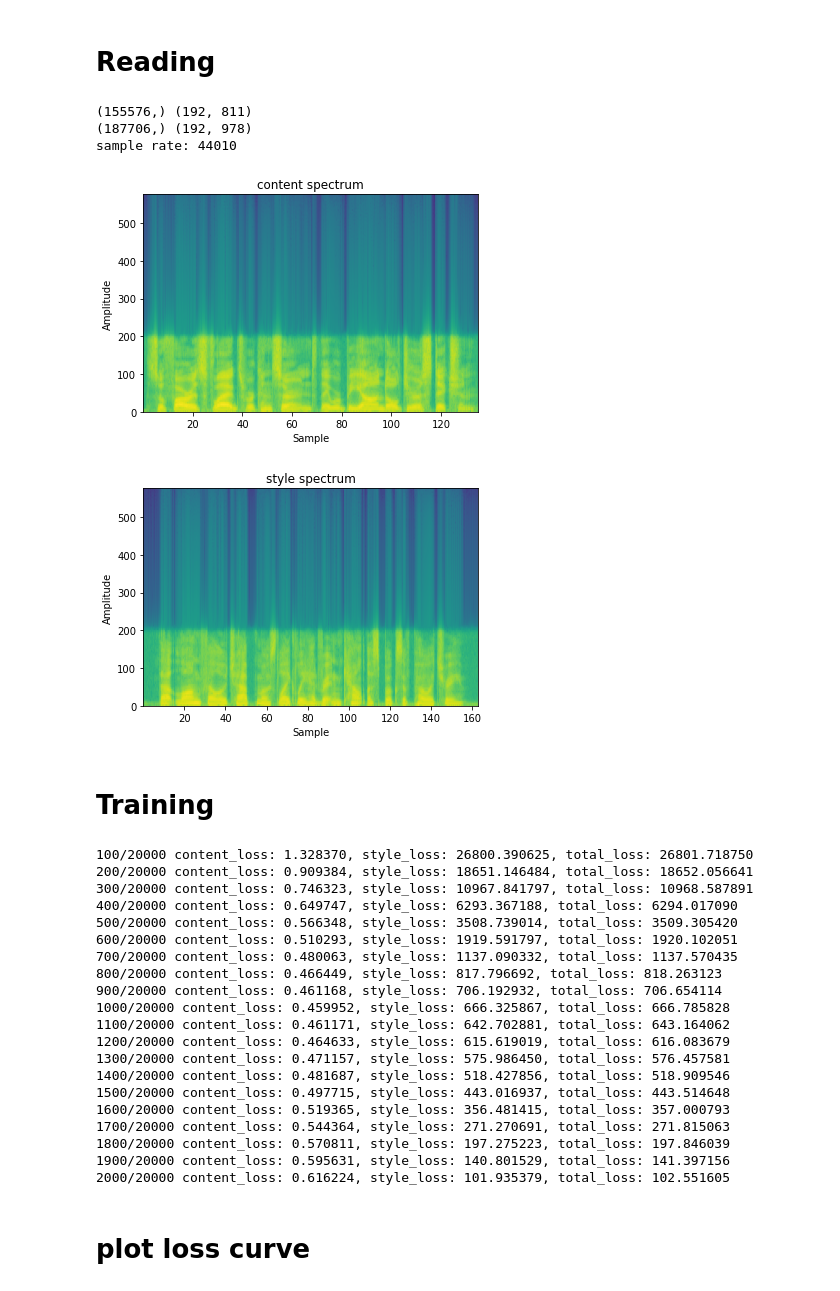
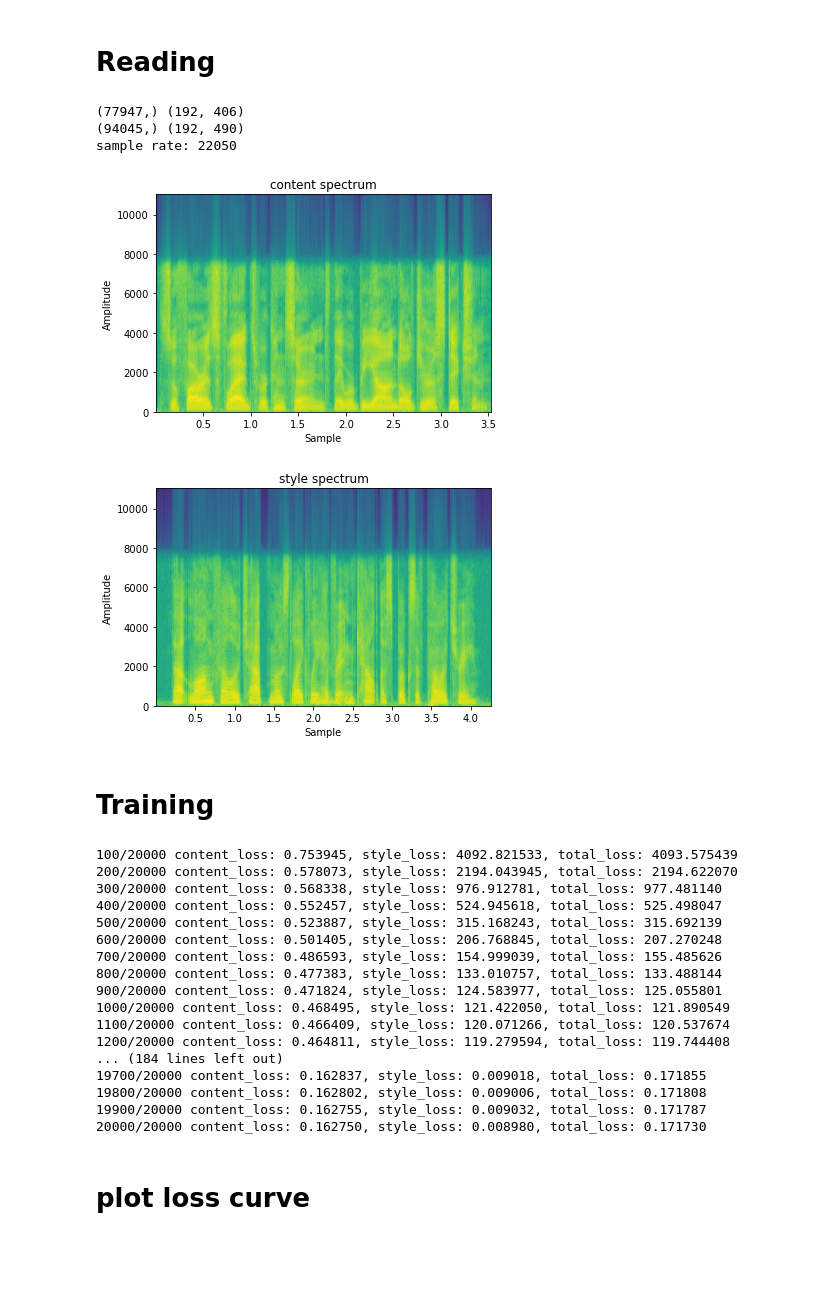
Before and after one commit to mmi366127/2022-Intro-to-AI-final-project, a Jupyter notebook: randomCNN.ipynb, the cells around one changed output. Saved outputs shown, nothing was run; the diff lists cells and outputs as text; code cells hidden in the pictures; blank space fills up the shorter version.

```diff
--- a/randomCNN.ipynb
+++ b/randomCNN.ipynb
@@ -9,8 +9,6 @@ learning_rate = 0.001
 content_weight = 10.0
 style_weight = 1.0
 
-sampleRate = None # Use native sample rate
-N_FFT = 512
 
 print_period = 100
 max_epochs = 20000
@@ -25,37 +23,38 @@ else:
 # %%
 # from processing import *
 from utils import *
 import torch
 
 
 x_content = loadFile(CONTENT_FILE)
 x_style = loadFile(STYLE_FILE)
 
 a_content = wav2spectrum(x_content)
 a_style = wav2spectrum(x_style)
 
 print(x_content.shape, a_content.shape)
 print(x_style.shape, a_style.shape)
 print(f'sample rate: {sampleRate}')
 
-plot_spectrogram_with_raw_signal(x_content, N_FFT, 'content spectrum')
-plot_spectrogram_with_raw_signal(x_style, N_FFT, 'style spectrum')
+plot_spectrogram_with_raw_signal(x_content, sampleRate, 'content spectrum')
+plot_spectrogram_with_raw_signal(x_style, sampleRate, 'style spectrum')
 # %% [output]
-(155576,) (192, 811)
-(187706,) (192, 978)
-sample rate: 44010
+(77947,) (192, 406)
+(94045,) (192, 490)
+sample rate: 22050
-[figure, old version]
+[figure, new version]
-[figure, old version]
+[figure, new version]
 # %% [markdown]
 # Training
 # %%
+
+from RandomCNN.models import RandomCNN
+from RandomCNN.loss import *
 import torch.optim as optim
-from models import *
 
 
 model = RandomCNN()
 model.eval()
-
 
 
 a_C = torch.tensor(a_content[None, None, :, :], requires_grad = False, device = device).float()
@@ -86,8 +85,8 @@ for epoch in range(1, max_epochs + 1):
     optimizer.zero_grad()
     a_G = model(a_G_var)
 
-    content_loss = content_weight * RandomCNN.compute_content_loss(a_C, a_G)
-    style_loss = style_weight * RandomCNN.compute_layer_style_loss(a_S, a_G)
+    content_loss = content_weight * compute_content_loss(a_C, a_G)
+    style_loss = style_weight * compute_layer_style_loss(a_S, a_G)
 
     loss = content_loss + style_loss
     loss.backward()
@@ -108,26 +107,23 @@ for epoch in range(1, max_epochs + 1):
 
 gen_spectrum = a_G_var.cpu().data.numpy().squeeze()
 # %% [output]
-100/20000 content_loss: 1.328370, style_loss: 26800.390625, total_loss: 26801.718750
-200/20000 content_loss: 0.909384, style_loss: 18651.146484, total_loss: 18652.056641
-300/20000 content_loss: 0.746323, style_loss: 10967.841797, total_loss: 10968.587891
-400/20000 content_loss: 0.649747, style_loss: 6293.367188, total_loss: 6294.017090
-500/20000 content_loss: 0.566348, style_loss: 3508.739014, total_loss: 3509.305420
-600/20000 content_loss: 0.510293, style_loss: 1919.591797, total_loss: 1920.102051
-700/20000 content_loss: 0.480063, style_loss: 1137.090332, total_loss: 1137.570435
-800/20000 content_loss: 0.466449, style_loss: 817.796692, total_loss: 818.263123
-900/20000 content_loss: 0.461168, style_loss: 706.192932, total_loss: 706.654114
-1000/20000 content_loss: 0.459952, style_loss: 666.325867, total_loss: 666.785828
-1100/20000 content_loss: 0.461171, style_loss: 642.702881, total_loss: 643.164062
-1200/20000 content_loss: 0.464633, style_loss: 615.619019, total_loss: 616.083679
-1300/20000 content_loss: 0.471157, style_loss: 575.986450, total_loss: 576.457581
-1400/20000 content_loss: 0.481687, style_loss: 518.427856, total_loss: 518.909546
-1500/20000 content_loss: 0.497715, style_loss: 443.016937, total_loss: 443.514648
-1600/20000 content_loss: 0.519365, style_loss: 356.481415, total_loss: 357.000793
-1700/20000 content_loss: 0.544364, style_loss: 271.270691, total_loss: 271.815063
-1800/20000 content_loss: 0.570811, style_loss: 197.275223, total_loss: 197.846039
-1900/20000 content_loss: 0.595631, style_loss: 140.801529, total_loss: 141.397156
-2000/20000 content_loss: 0.616224, style_loss: 101.935379, total_loss: 102.551605
+100/20000 content_loss: 0.753945, style_loss: 4092.821533, total_loss: 4093.575439
+200/20000 content_loss: 0.578073, style_loss: 2194.043945, total_loss: 2194.622070
+300/20000 content_loss: 0.568338, style_loss: 976.912781, total_loss: 977.481140
+400/20000 content_loss: 0.552457, style_loss: 524.945618, total_loss: 525.498047
+500/20000 content_loss: 0.523887, style_loss: 315.168243, total_loss: 315.692139
+600/20000 content_loss: 0.501405, style_loss: 206.768845, total_loss: 207.270248
+700/20000 content_loss: 0.486593, style_loss: 154.999039, total_loss: 155.485626
+800/20000 content_loss: 0.477383, style_loss: 133.010757, total_loss: 133.488144
+900/20000 content_loss: 0.471824, style_loss: 124.583977, total_loss: 125.055801
+1000/20000 content_loss: 0.468495, style_loss: 121.422050, total_loss: 121.890549
+1100/20000 content_loss: 0.466409, style_loss: 120.071266, total_loss: 120.537674
+1200/20000 content_loss: 0.464811, style_loss: 119.279594, total_loss: 119.744408
+... (184 lines left out)
+19700/20000 content_loss: 0.162837, style_loss: 0.009018, total_loss: 0.171855
+19800/20000 content_loss: 0.162802, style_loss: 0.009006, total_loss: 0.171808
+19900/20000 content_loss: 0.162755, style_loss: 0.009032, total_loss: 0.171787
+20000/20000 content_loss: 0.162750, style_loss: 0.008980, total_loss: 0.171730
 # %% [markdown]
 # plot loss curve
 # %%
```
Also changed, not shown: parts of 1 cell of this notebook, 4 other files.
